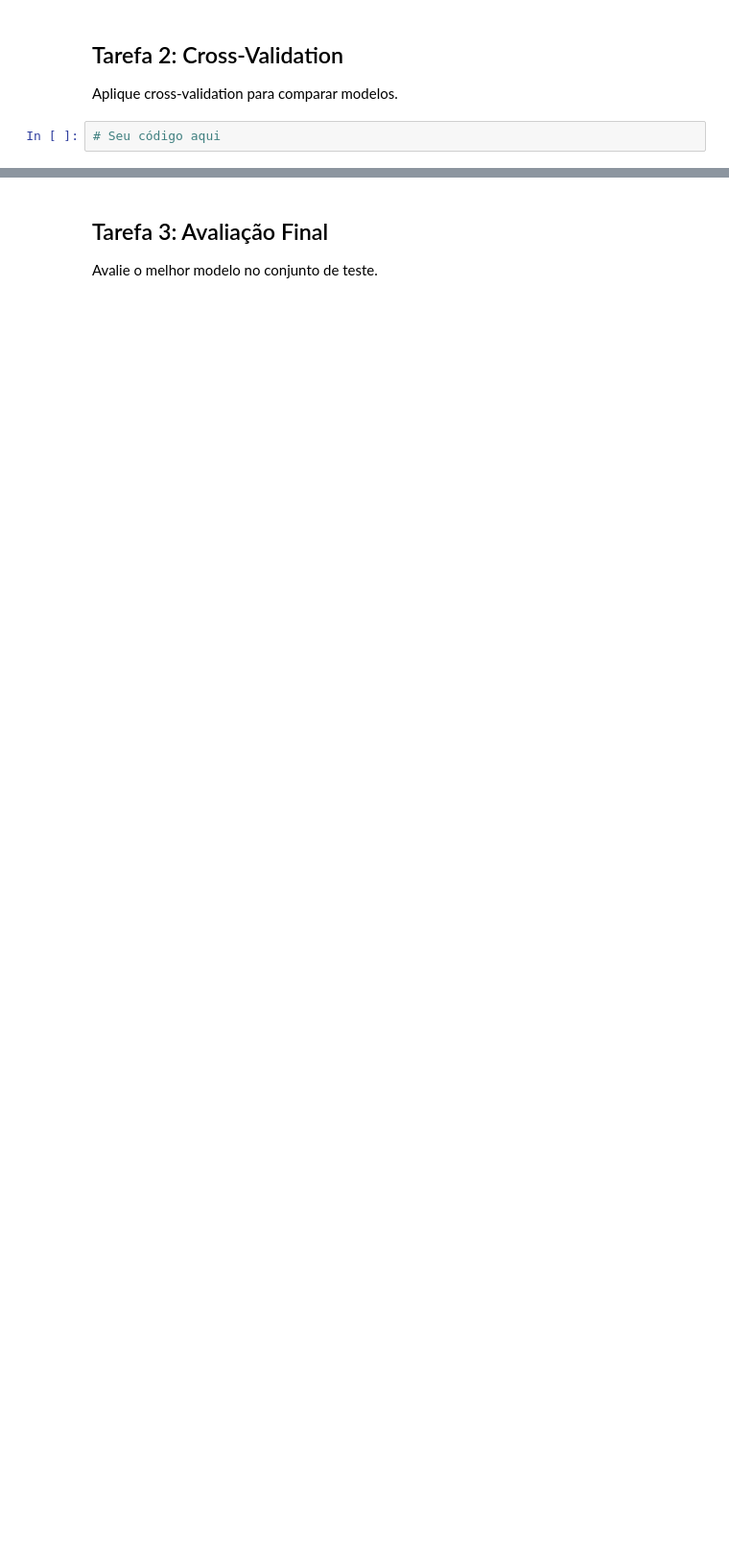
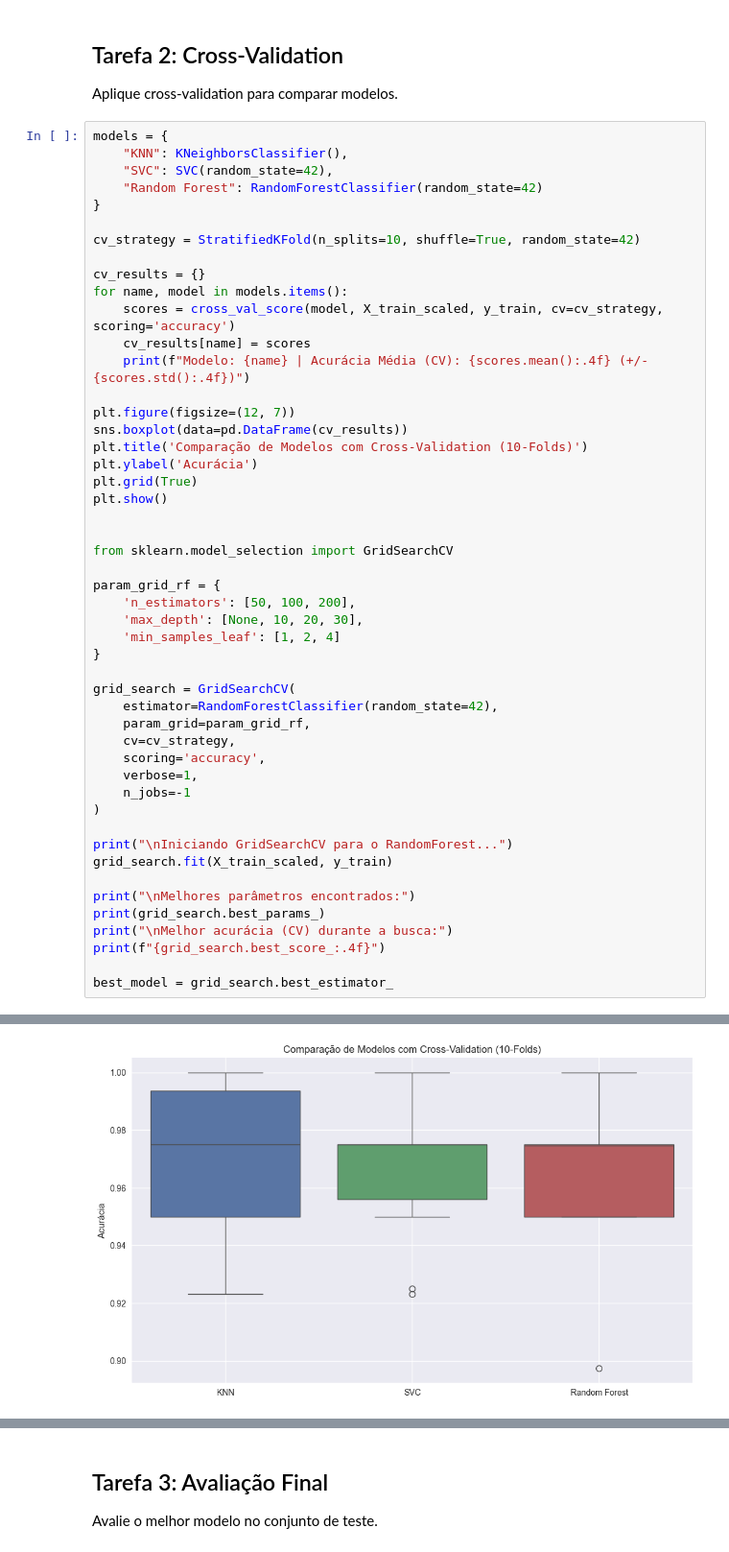
Before and after one commit to Wagner-V1eira/machine-learning-aulas, a Jupyter notebook: modules/03-validacao_otimizacao/exercises/01_model_selection.ipynb, the cells around one changed output, grey strips where cells are left out. Shown: that part at 96% size. Saved outputs shown, nothing was run; the diff lists cells and outputs as text; blank space fills up the shorter version.

Commit message:
Atividade 01 Model Selection finalizada

```diff
--- a/modules/03-validacao_otimizacao/exercises/01_model_selection.ipynb
+++ b/modules/03-validacao_otimizacao/exercises/01_model_selection.ipynb
@@ -36,4 +95,52 @@ Carregue e prepare o dataset breast cancer.
 
 Aplique cross-validation para comparar modelos.
 # %%
-# Seu código aqui
+models = {
+    "KNN": KNeighborsClassifier(),
+    "SVC": SVC(random_state=42),
+    "Random Forest": RandomForestClassifier(random_state=42)
+}
+
+cv_strategy = StratifiedKFold(n_splits=10, shuffle=True, random_state=42)
+
+cv_results = {}
+for name, model in models.items():
+    scores = cross_val_score(model, X_train_scaled, y_train, cv=cv_strategy, scoring='accuracy')
+    cv_results[name] = scores
+    print(f"Modelo: {name} | Acurácia Média (CV): {scores.mean():.4f} (+/- {scores.std():.4f})")
+
+plt.figure(figsize=(12, 7))
+sns.boxplot(data=pd.DataFrame(cv_results))
+plt.title('Comparação de Modelos com Cross-Validation (10-Folds)')
+plt.ylabel('Acurácia')
+plt.grid(True)
+plt.show()
+
+
+from sklearn.model_selection import GridSearchCV
+
+param_grid_rf = {
+    'n_estimators': [50, 100, 200],
+    'max_depth': [None, 10, 20, 30],
+    'min_samples_leaf': [1, 2, 4]
+}
+
+grid_search = GridSearchCV(
+    estimator=RandomForestClassifier(random_state=42),
+    param_grid=param_grid_rf,
+    cv=cv_strategy,
+    scoring='accuracy',
+    verbose=1,
+    n_jobs=-1
+)
+
+print("\nIniciando GridSearchCV para o RandomForest...")
+grid_search.fit(X_train_scaled, y_train)
+
+print("\nMelhores parâmetros encontrados:")
+print(grid_search.best_params_)
+print("\nMelhor acurácia (CV) durante a busca:")
+print(f"{grid_search.best_score_:.4f}")
+
+best_model = grid_search.best_estimator_
+# %% [output]
@@ -39,0 +150 @@ Aplique cross-validation para comparar modelos.
+[figure, added]
```
Also changed, not shown: parts of 3 cells of this notebook, 1 other file.
